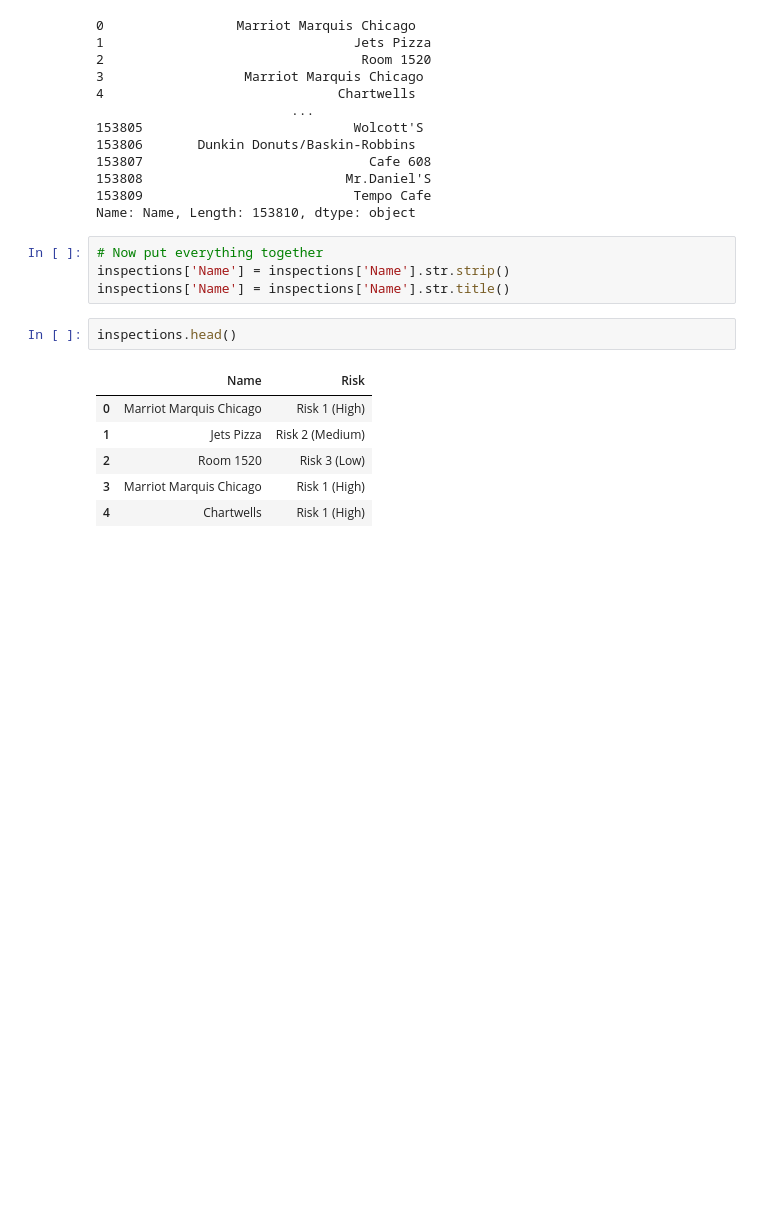
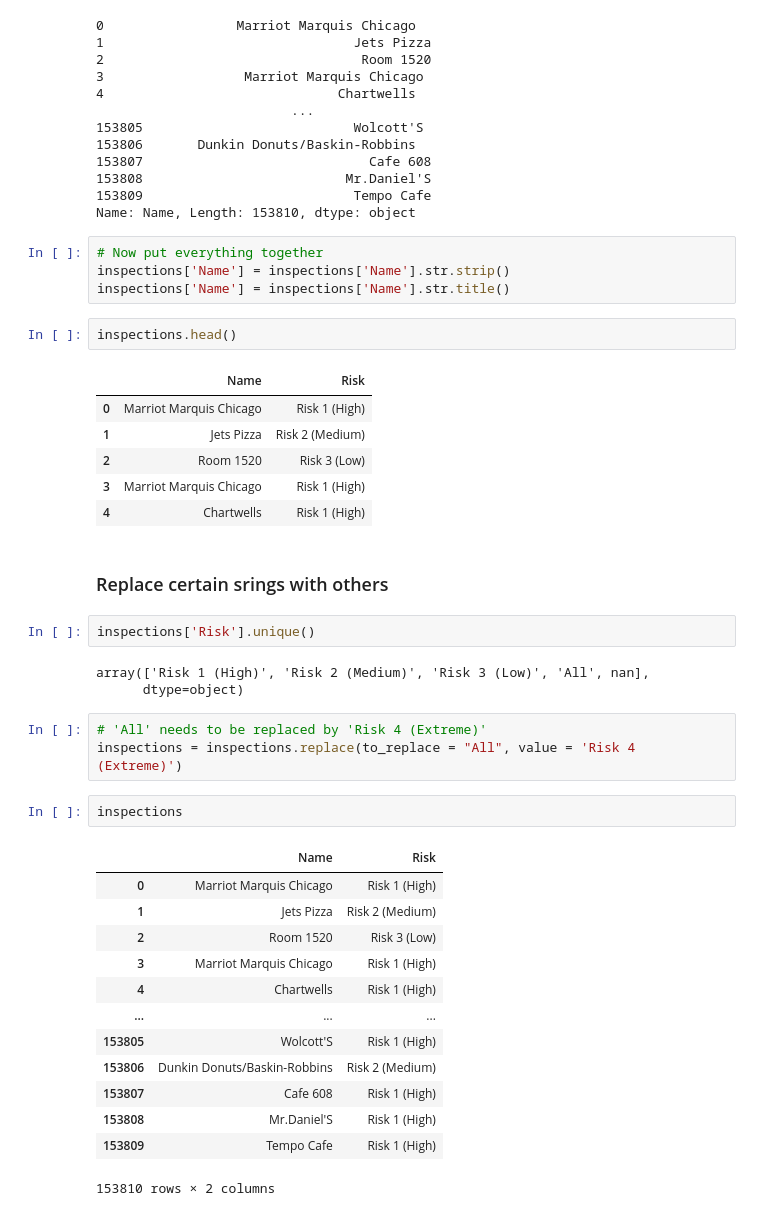
Before and after one commit to chlazaris/pandas_training, a Jupyter notebook: Pandas_Training.ipynb, the cells around one changed output. Saved outputs shown, nothing was run; the diff lists cells and outputs as text; blank space fills up the shorter version.

Commit message:
Working on strings - extracting certain elements

```diff
--- a/Pandas_Training.ipynb
+++ b/Pandas_Training.ipynb
@@ -1314,3 +1308,29 @@ inspections.head()
 | 2 | Room 1520 | Risk 3 (Low) |
 | 3 | Marriot Marquis Chicago | Risk 1 (High) |
 | 4 | Chartwells | Risk 1 (High) |
+# %% [markdown]
+### Replace certain srings with others
+# %%
+inspections['Risk'].unique()
+# %% [output]
+array(['Risk 1 (High)', 'Risk 2 (Medium)', 'Risk 3 (Low)', 'All', nan],
+      dtype=object)
+# %%
+# 'All' needs to be replaced by 'Risk 4 (Extreme)'
+inspections = inspections.replace(to_replace = "All", value = 'Risk 4 (Extreme)')
+# %%
+inspections
+# %% [output]
+|  | Name | Risk |
+| 0 | Marriot Marquis Chicago | Risk 1 (High) |
+| 1 | Jets Pizza | Risk 2 (Medium) |
+| 2 | Room 1520 | Risk 3 (Low) |
+| 3 | Marriot Marquis Chicago | Risk 1 (High) |
+| 4 | Chartwells | Risk 1 (High) |
+| ... | ... | ... |
+| 153805 | Wolcott'S | Risk 1 (High) |
+| 153806 | Dunkin Donuts/Baskin-Robbins | Risk 2 (Medium) |
+| 153807 | Cafe 608 | Risk 1 (High) |
+| 153808 | Mr.Daniel'S | Risk 1 (High) |
+| 153809 | Tempo Cafe | Risk 1 (High) |
+153810 rows × 2 columns
```
Also changed, not shown: parts of 21 cells of this notebook.
